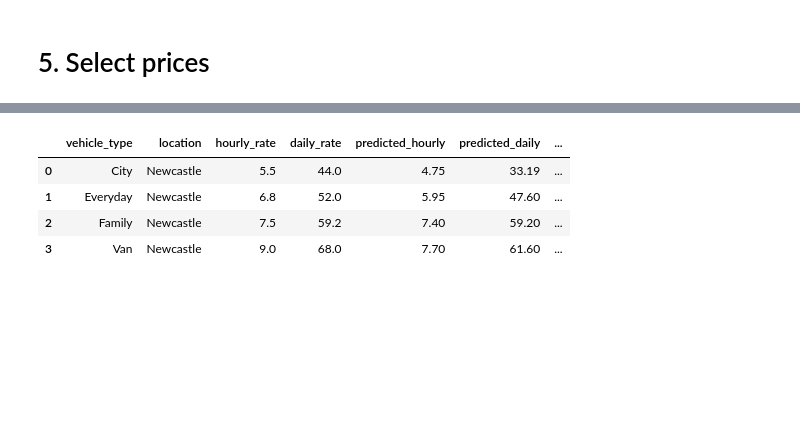
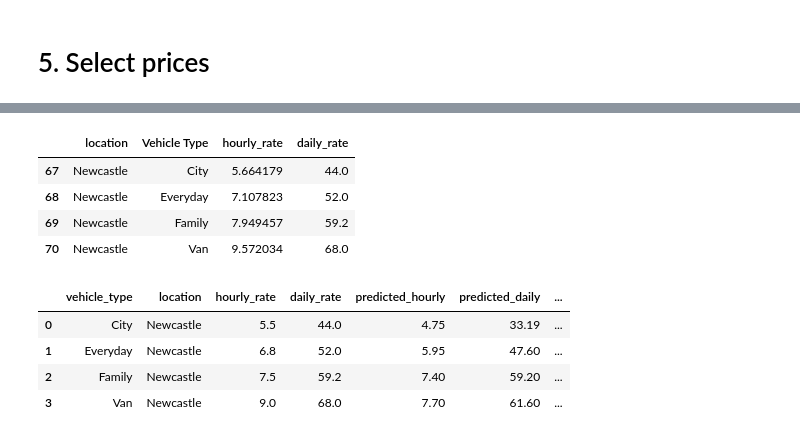
Before and after one commit to tejasnavalkhe/Optimising-Car-Sharing-Profitability-with-a-Regional-Pricing-Strategy, a Jupyter notebook: code/Rates Predictions.ipynb, the cells around one changed output, grey strips where cells are left out. Drawn from its saved outputs; the diff is of its cells as text; code cells hidden in the pictures; blank space fills up the shorter version.

```diff
--- a/code/Rates Predictions.ipynb
+++ b/code/Rates Predictions.ipynb
@@ -760,2 +769,18 @@ predictions_df.head()
+# %%
+# define a function to get average rates for location and vehicle type
+def get_average_rates(df, location):
+    grouped_averages = df.groupby(['location', 'Vehicle Type']).agg({'hourly_rate': 'mean', 'daily_rate': 'mean'})
+    grouped_averages.reset_index(inplace=True)
+    grouped_averages = grouped_averages[grouped_averages['location'] == location]
+    return grouped_averages
+
+grouped_averages = get_average_rates(df, 'Newcastle')
+grouped_averages
+# %% [output]
+|  | location | Vehicle Type | hourly_rate | daily_rate |
+| 67 | Newcastle | City | 5.664179 | 44.0 |
+| 68 | Newcastle | Everyday | 7.107823 | 52.0 |
+| 69 | Newcastle | Family | 7.949457 | 59.2 |
+| 70 | Newcastle | Van | 9.572034 | 68.0 |
 # %%
 # define a function to adjust prices
```
Also changed, not shown: parts of 8 cells of this notebook.
